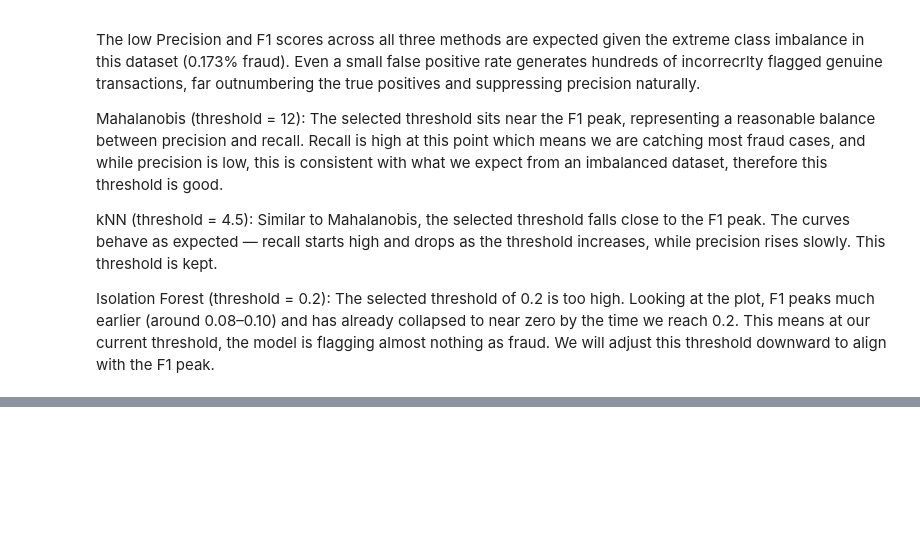
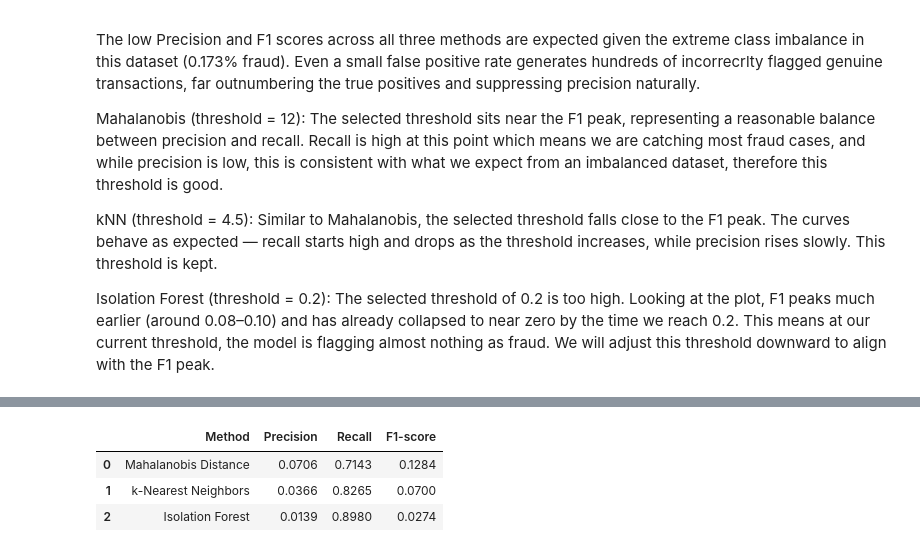
Before and after one commit to YaaqoobC/ECE447_Group_Project_Anomaly_Detection_Fall_2026, a Jupyter notebook: anomaly_detection.ipynb, the cells around one changed output, grey strips where cells are left out. Saved outputs shown, nothing was run; the diff lists cells and outputs as text; code cells hidden in the pictures; blank space fills up the shorter version.

Commit message:
updated part4 correct push

```diff
--- a/anomaly_detection.ipynb
+++ b/anomaly_detection.ipynb
@@ -393,0 +412,39 @@ Isolation Forest (threshold = 0.2): The selected threshold of 0.2 is too high. L
+# %%
+# Current thresholds from Part 3
+threshold_mahal = 12
+threshold_knn   = 4.5
+threshold_if    = 0.2
+# Convert anomaly scores into binary predictions
+# Mahalanobis and kNN: larger score = more anomalous
+pred_mahal = (scores_mahal_test >= threshold_mahal).astype(int)
+pred_knn   = (scores_knn_test   >= threshold_knn).astype(int)
+
+# Isolation Forest in this notebook:
+# lower decision_function score = more anomalous
+pred_if    = (scores_if_test <= threshold_if).astype(int)
+
+metrics_df = pd.DataFrame({
+    'Method': ['Mahalanobis Distance', 'k-Nearest Neighbors', 'Isolation Forest'],
+    'Precision': [
+        precision_score(y_test, pred_mahal, zero_division=0),
+        precision_score(y_test, pred_knn, zero_division=0),
+        precision_score(y_test, pred_if, zero_division=0)
+    ],
+    'Recall': [
+        recall_score(y_test, pred_mahal, zero_division=0),
+        recall_score(y_test, pred_knn, zero_division=0),
+        recall_score(y_test, pred_if, zero_division=0)
+    ],
+    'F1-score': [
+        f1_score(y_test, pred_mahal, zero_division=0),
+        f1_score(y_test, pred_knn, zero_division=0),
+        f1_score(y_test, pred_if, zero_division=0)
+    ]
+})
+
+display(metrics_df.round(4))
+# %% [output]
+|  | Method | Precision | Recall | F1-score |
+| 0 | Mahalanobis Distance | 0.0706 | 0.7143 | 0.1284 |
+| 1 | k-Nearest Neighbors | 0.0366 | 0.8265 | 0.0700 |
+| 2 | Isolation Forest | 0.0139 | 0.8980 | 0.0274 |
```
Also changed, not shown: parts of 11 cells of this notebook.
